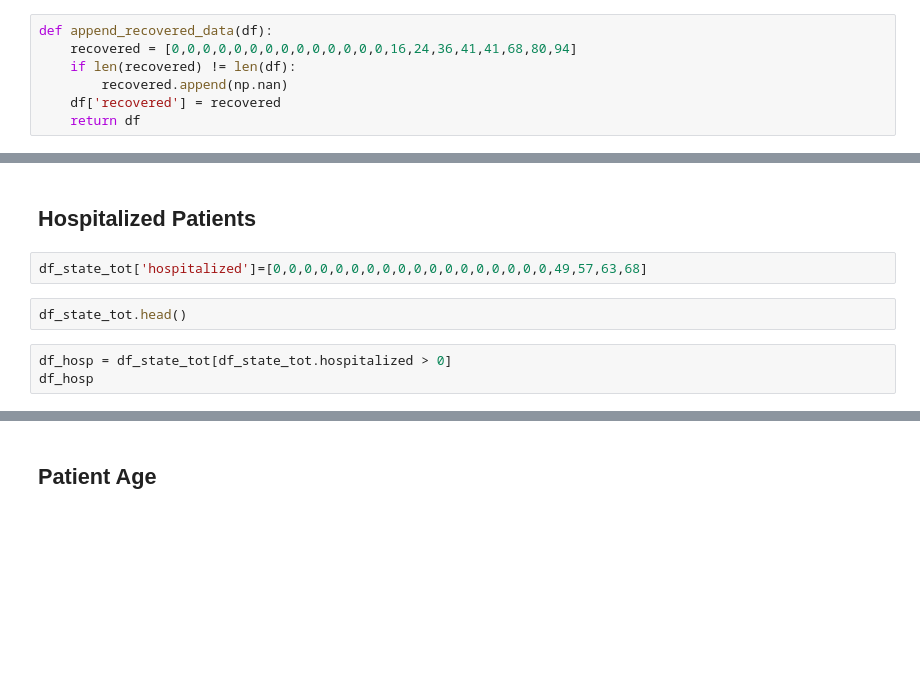
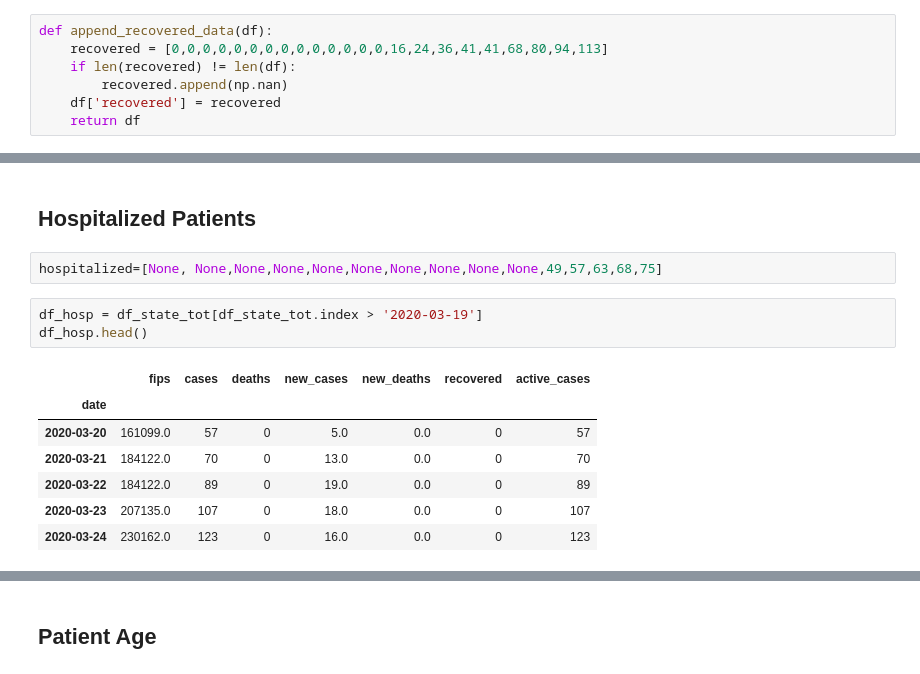
Before and after one commit to balmandhunter/covid, a Jupyter notebook: maine_covid_data.ipynb, the cells around one changed output, grey strips where cells are left out. Saved outputs shown, nothing was run; the diff lists cells and outputs as text; blank space fills up the shorter version.

Commit message:
add hospitalized

```diff
--- a/maine_covid_data.ipynb
+++ b/maine_covid_data.ipynb
@@ -333,7 +371,7 @@ bar_chart.render_to_file('plots/current_cases_per_hundred_thous.svg')
 *press herald data used for recovered counts for March 26-31
 # %%
 def append_recovered_data(df):
-    recovered = [0,0,0,0,0,0,0,0,0,0,0,0,0,0,16,24,36,41,41,68,80,94]
+    recovered = [0,0,0,0,0,0,0,0,0,0,0,0,0,0,16,24,36,41,41,68,80,94,113]
     if len(recovered) != len(df):
         recovered.append(np.nan)
     df['recovered'] = recovered
@@ -357,11 +403,17 @@ bar_chart.add('Recovered Cases', df_state_tot.recovered.values.tolist())
 bar_chart.render_to_file('plots/case_status.svg')                          # Save the svg to a file
 # %% [markdown]
 ## Hospitalized Patients
-# %%
-df_state_tot['hospitalized']=[0,0,0,0,0,0,0,0,0,0,0,0,0,0,0,0,0,0,49,57,63,68]
-# %%
-df_state_tot.head()
+# %%
+hospitalized=[None, None,None,None,None,None,None,None,None,None,49,57,63,68,75]
 # %%
-df_hosp = df_state_tot[df_state_tot.hospitalized > 0]
-df_hosp
+df_hosp = df_state_tot[df_state_tot.index > '2020-03-19']
+df_hosp.head()
+# %% [output]
+|  | fips | cases | deaths | new_cases | new_deaths | recovered | active_cases |
+| date |  |  |  |  |  |  |  |
+| 2020-03-20 | 161099.0 | 57 | 0 | 5.0 | 0.0 | 0 | 57 |
+| 2020-03-21 | 184122.0 | 70 | 0 | 13.0 | 0.0 | 0 | 70 |
+| 2020-03-22 | 184122.0 | 89 | 0 | 19.0 | 0.0 | 0 | 89 |
+| 2020-03-23 | 207135.0 | 107 | 0 | 18.0 | 0.0 | 0 | 107 |
+| 2020-03-24 | 230162.0 | 123 | 0 | 16.0 | 0.0 | 0 | 123 |
 # %%
```
Also changed, not shown: parts of 12 cells of this notebook.
